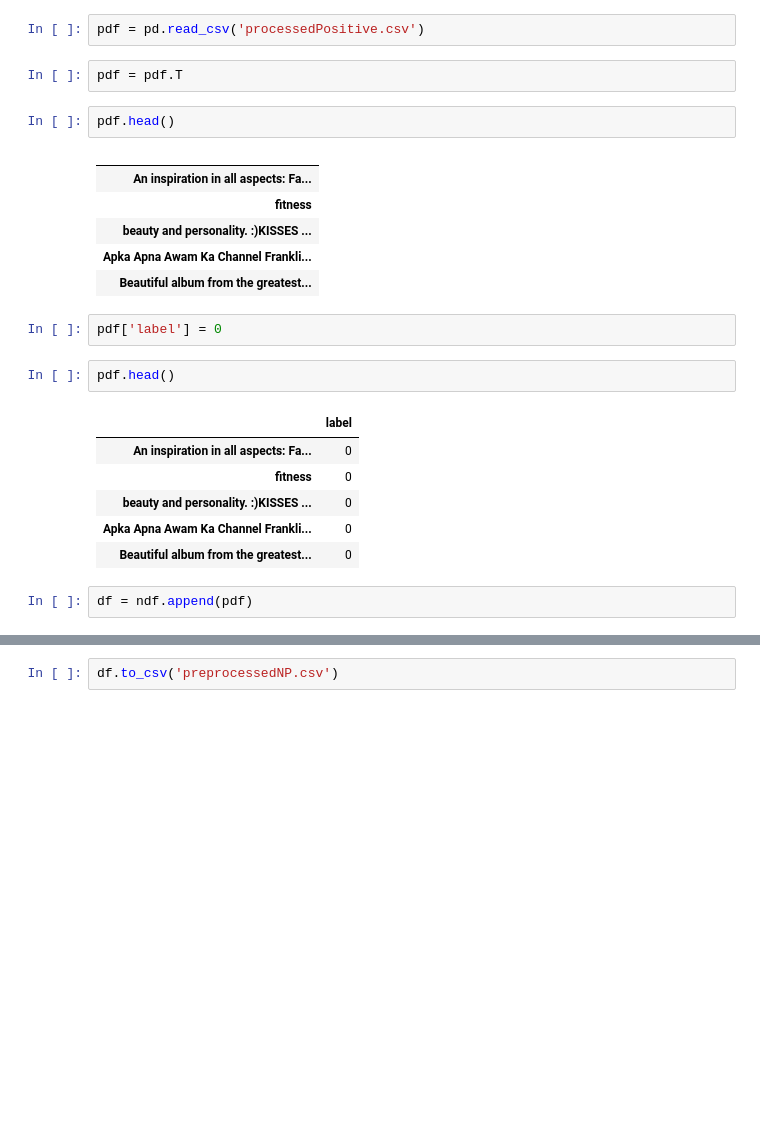
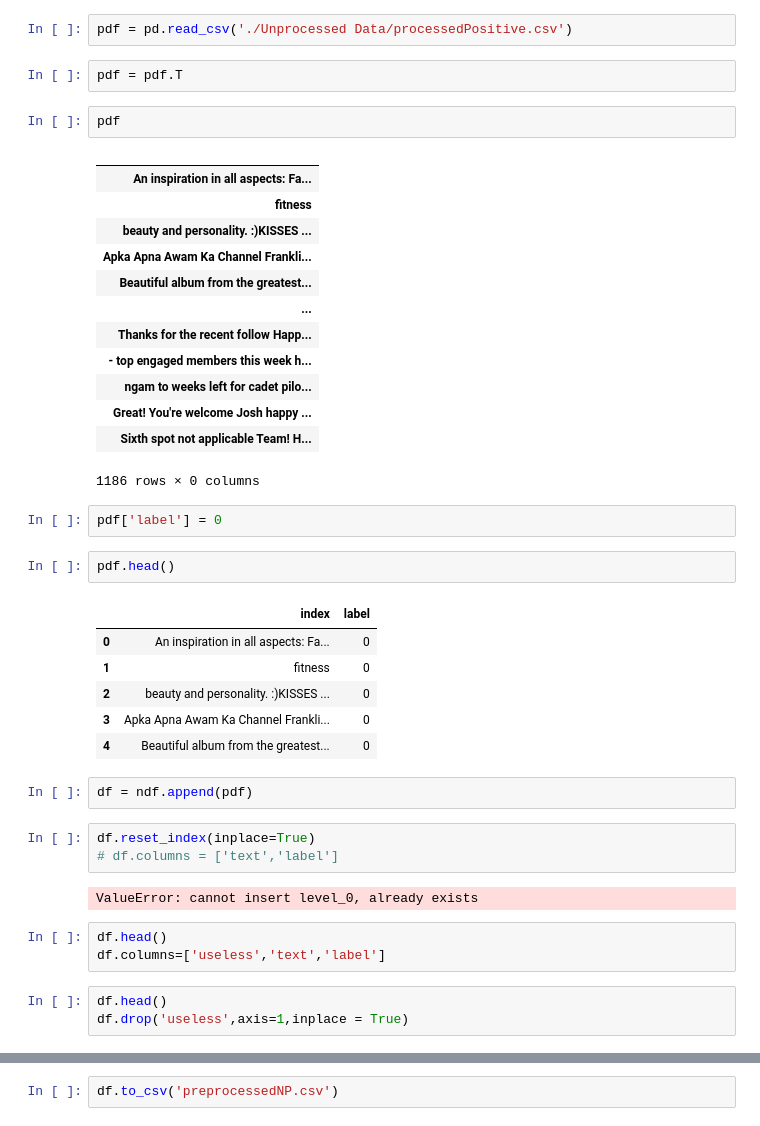
Before and after one commit to Sourabh044/StressDetectionUsingText, a Jupyter notebook: From_Scratch.ipynb, the cells around one changed output, grey strips where cells are left out. Cells and saved outputs as stored; diff of their text form; blank space fills up the shorter version.

```diff
--- a/From_Scratch.ipynb
+++ b/From_Scratch.ipynb
@@ -32,31 +32,49 @@ ndf.head()
 | I miss going to gigs in Liverpool... | 1 |
 | There isnt a new Riverdale tonigh... | 1 |
 # %%
-pdf = pd.read_csv('processedPositive.csv')
+pdf = pd.read_csv('./Unprocessed Data/processedPositive.csv')
 # %%
 pdf = pdf.T
 # %%
-pdf.head()
+pdf
 # %% [output]
 |  |
 | An inspiration in all aspects: Fa... |
 | fitness |
 | beauty and personality. :)KISSES ... |
 | Apka Apna Awam Ka Channel Frankli... |
 | Beautiful album from the greatest... |
+| ... |
+| Thanks for the recent follow Happ... |
+| - top engaged members this week h... |
+| ngam to weeks left for cadet pilo... |
+| Great! You're welcome Josh happy ... |
+| Sixth spot not applicable Team! H... |
+1186 rows × 0 columns
 # %%
 pdf['label'] = 0
 # %%
 pdf.head()
 # %% [output]
-|  | label |
-| An inspiration in all aspects: Fa... | 0 |
-| fitness | 0 |
-| beauty and personality. :)KISSES ... | 0 |
-| Apka Apna Awam Ka Channel Frankli... | 0 |
-| Beautiful album from the greatest... | 0 |
+|  | index | label |
+| 0 | An inspiration in all aspects: Fa... | 0 |
+| 1 | fitness | 0 |
+| 2 | beauty and personality. :)KISSES ... | 0 |
+| 3 | Apka Apna Awam Ka Channel Frankli... | 0 |
+| 4 | Beautiful album from the greatest... | 0 |
 # %%
 df = ndf.append(pdf)
+# %%
+df.reset_index(inplace=True)
+# df.columns = ['text','label']
+# %% [output]
+ValueError: cannot insert level_0, already exists
+# %%
+df.head()
+df.columns=['useless','text','label']
+# %%
+df.head()
+df.drop('useless',axis=1,inplace = True)
 # %%
 # Shuffling the dataset
 df = df.sample(frac=1)
```
Also changed, not shown: parts of 14 cells of this notebook, 4 other files.
